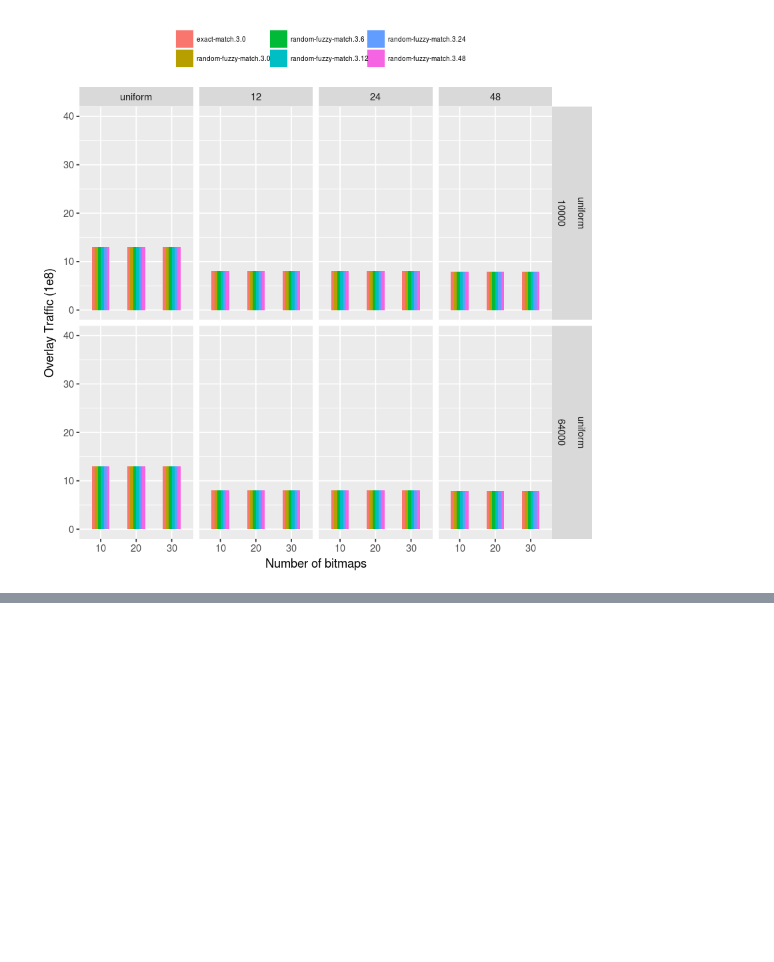
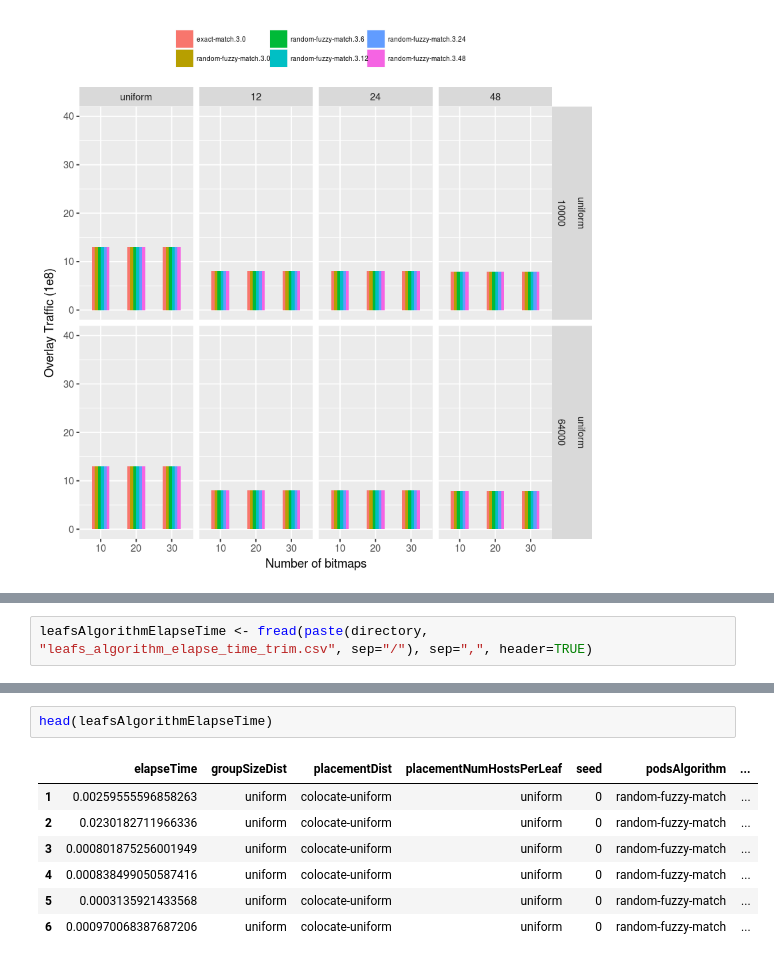
Before and after one commit to Elmo-MCast/numerical-evals, a Jupyter notebook: notebooks/12-11-2017/baseerat-1M-plots (R).ipynb, the cells around one changed output, grey strips where cells are left out. Cells and saved outputs as stored; diff of their text form; blank space fills up the shorter version.

```diff
--- a/notebooks/12-11-2017/baseerat-1M-plots (R).ipynb
+++ b/notebooks/12-11-2017/baseerat-1M-plots (R).ipynb
@@ -313,0 +347,2 @@ ggplot(trafficPerGroupPerTenant[groupSizeDist == "uniform"],
+# %%
+leafsAlgorithmElapseTime <- fread(paste(directory, "leafs_algorithm_elapse_time_trim.csv", sep="/"), sep=",", header=TRUE)
@@ -313,0 +351,10 @@ ggplot(trafficPerGroupPerTenant[groupSizeDist == "uniform"],
+# %%
+head(leafsAlgorithmElapseTime)
+# %% [output]
+|  | elapseTime | groupSizeDist | placementDist | placementNumHostsPerLeaf | seed | podsAlgorithm | ... |
+| 1 | 0.00259555596858263 | uniform | colocate-uniform | uniform | 0 | random-fuzzy-match | ... |
+| 2 | 0.0230182711966336 | uniform | colocate-uniform | uniform | 0 | random-fuzzy-match | ... |
+| 3 | 0.000801875256001949 | uniform | colocate-uniform | uniform | 0 | random-fuzzy-match | ... |
+| 4 | 0.000838499050587416 | uniform | colocate-uniform | uniform | 0 | random-fuzzy-match | ... |
+| 5 | 0.0003135921433568 | uniform | colocate-uniform | uniform | 0 | random-fuzzy-match | ... |
+| 6 | 0.000970068387687206 | uniform | colocate-uniform | uniform | 0 | random-fuzzy-match | ... |
```
Also changed, not shown: parts of 25 cells of this notebook, 12 other files.
